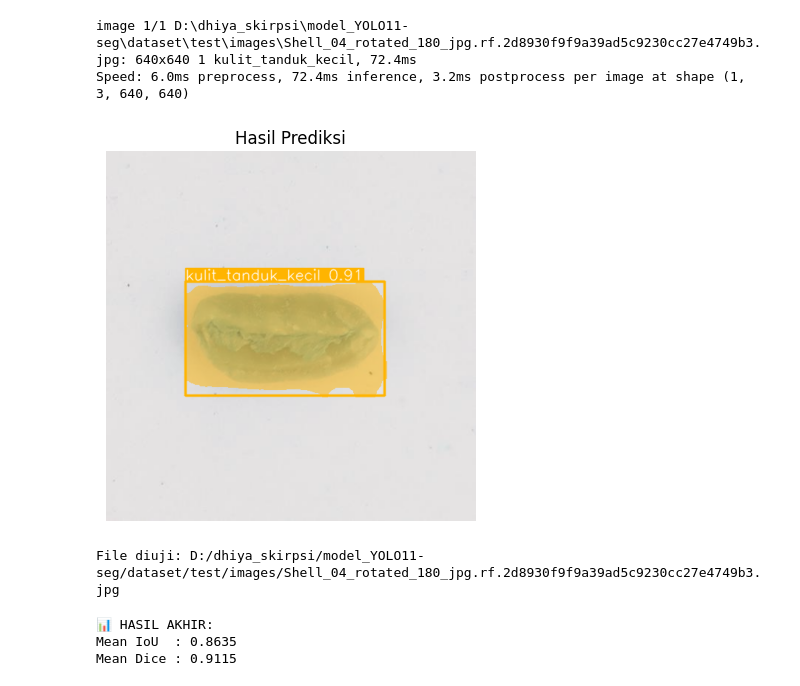
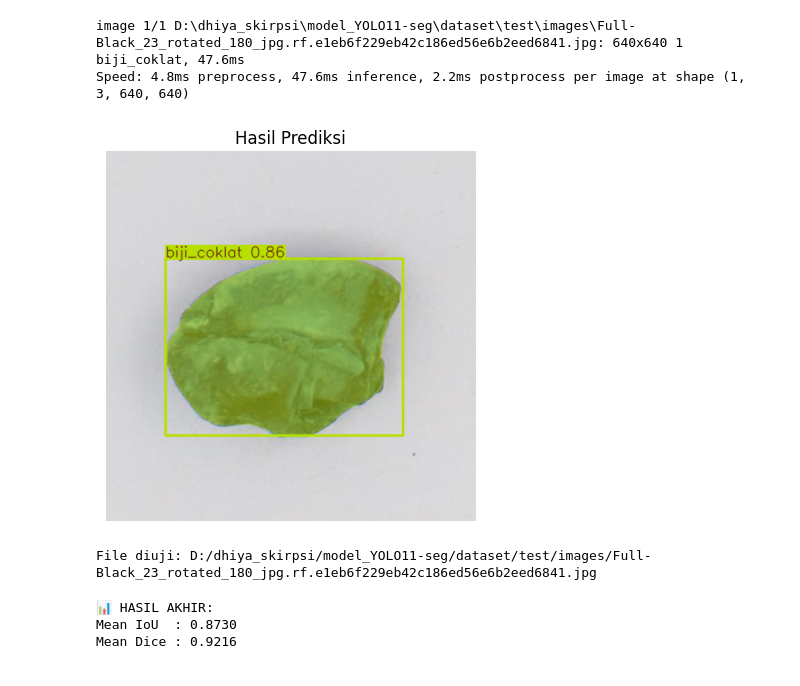
Before and after one commit to pentahead/YOLO11n-seg_CoffeGrader, a Jupyter notebook: predict.ipynb, the cells around one changed output. Cells and saved outputs as stored; diff of their text form; code cells hidden in the pictures.

```diff
--- a/predict.ipynb
+++ b/predict.ipynb
@@ -49,38 +49,38 @@ def upload_and_test():
     if not file_path:
         print("Tidak ada file dipilih")
         return
 
-    model = YOLO("runs/segment/runs/coffe-sni-clean-1/weights/best.pt")
+    model = YOLO("runs/segment/runs/coffe-sni-clean-12/weights/best.pt")
 
     results = model.predict(
         source=file_path,
         conf=0.4,
         save=False,
         show=True
     )
 
 
     # Ambil hasil pertama
     result = results[0]
 
     # Plot hasil (sudah ada bounding box + mask)
     img = result.plot()
 
     # Tampilkan di output (Jupyter / script)
     plt.imshow(img)
     plt.axis("off")
     plt.title("Hasil Prediksi")
     plt.show()
 
     print(f"File diuji: {file_path}")
 
 if __name__ == "__main__":
     upload_and_test()
 # %% [output]
-image 1/1 D:\dhiya_skirpsi\model_YOLO11-seg\dataset\test\images\Shell_04_rotated_180_jpg.rf.2d8930f9f9a39ad5c9230cc27e4749b3.jpg: 640x640 1 kulit_tanduk_kecil, 72.4ms
-Speed: 6.0ms preprocess, 72.4ms inference, 3.2ms postprocess per image at shape (1, 3, 640, 640)
+image 1/1 D:\dhiya_skirpsi\model_YOLO11-seg\dataset\test\images\Full-Black_23_rotated_180_jpg.rf.e1eb6f229eb42c186ed56e6b2eed6841.jpg: 640x640 1 biji_coklat, 47.6ms
+Speed: 4.8ms preprocess, 47.6ms inference, 2.2ms postprocess per image at shape (1, 3, 640, 640)
-[figure, old version]
+[figure, new version]
-File diuji: D:/dhiya_skirpsi/model_YOLO11-seg/dataset/test/images/Shell_04_rotated_180_jpg.rf.2d8930f9f9a39ad5c9230cc27e4749b3.jpg
+File diuji: D:/dhiya_skirpsi/model_YOLO11-seg/dataset/test/images/Full-Black_23_rotated_180_jpg.rf.e1eb6f229eb42c186ed56e6b2eed6841.jpg
 # %%
 #Hitung mIoU dan Dice
 import torch
@@ -90,7 +90,7 @@ import cv2
 import os
 
 # ==== CONFIG ====
-MODEL_PATH = "runs/segment/runs/coffe-sni-clean-1/weights/best.pt"
+MODEL_PATH = "runs/segment/runs/coffe-sni-clean-12/weights/best.pt"
 IMAGE_DIR = "coffe-sni-clean-1/test/images"
 LABEL_DIR = "coffe-sni-clean-1/test/labels"
 
@@ -170,5 +170,5 @@ print(f"Mean IoU  : {np.mean(ious):.4f}")
 print(f"Mean Dice : {np.mean(dices):.4f}")
 # %% [output]
 📊 HASIL AKHIR:
-Mean IoU  : 0.8635
-Mean Dice : 0.9115
+Mean IoU  : 0.8730
+Mean Dice : 0.9216
```
Also changed, not shown: parts of 1 cell of this notebook, 4 other files.
